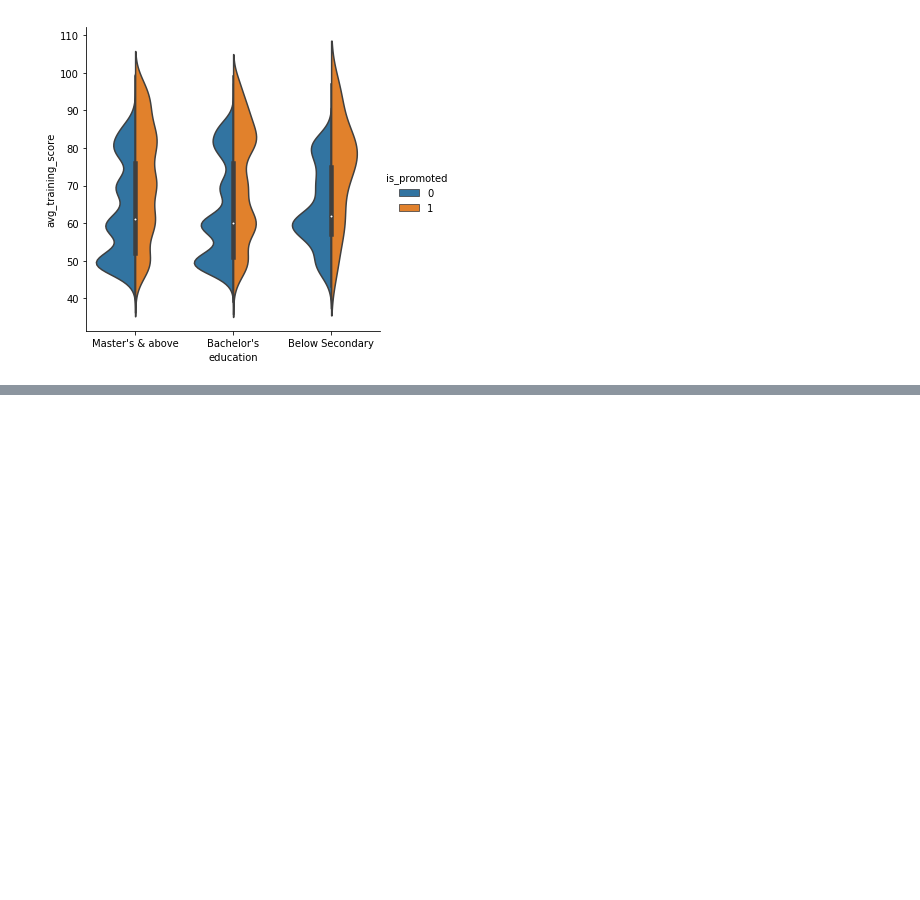
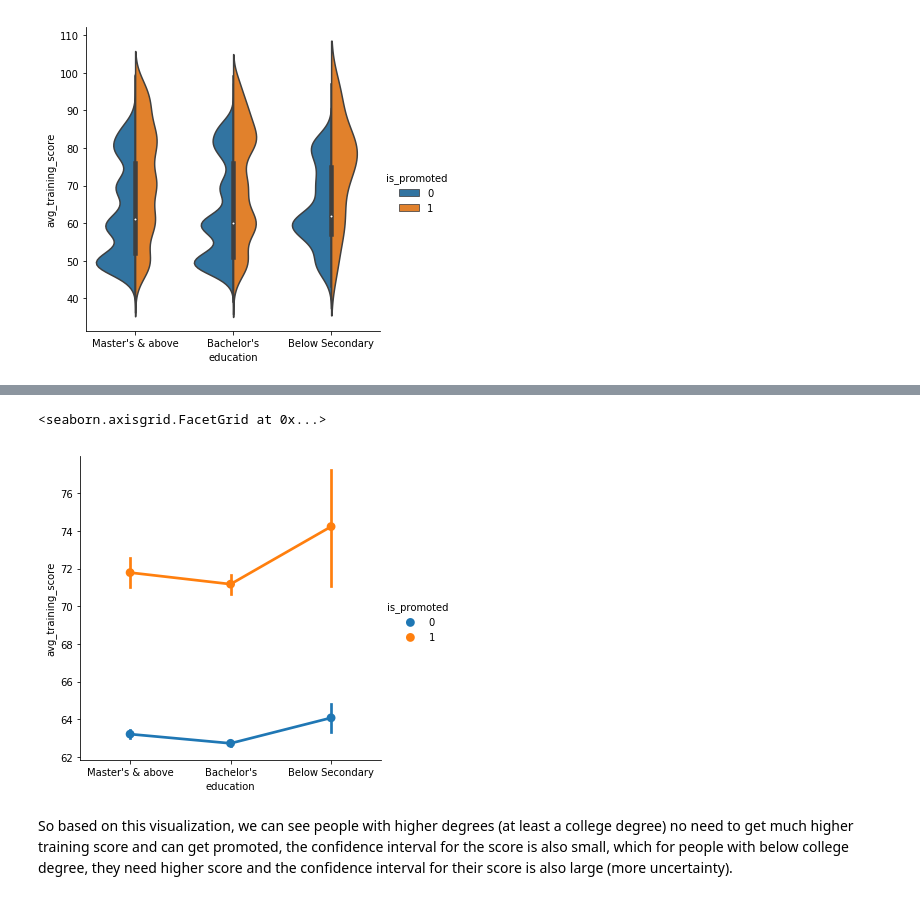
Before and after one commit to hanhanwu/Basic_But_Useful, a Jupyter notebook: visualization_seaborn.ipynb, the cells around one changed output, grey strips where cells are left out. Cells and saved outputs as stored; diff of their text form; code cells hidden in the pictures; blank space fills up the shorter version.

```diff
--- a/visualization_seaborn.ipynb
+++ b/visualization_seaborn.ipynb
@@ -147,0 +158,7 @@ sns.catplot(x="education", y="avg_training_score", hue = "is_promoted", kind = "
+# %%
+sns.catplot(x="education", y="avg_training_score", hue = "is_promoted", kind = "point", data=df1)
+# %% [output]
+<seaborn.axisgrid.FacetGrid at 0x...>
+[figure, added]
+# %% [markdown]
+So based on this visualization, we can see people with higher degrees (at least a college degree) no need to get much higher training score and can get promoted, the confidence interval for the score is also small, which for people with below college degree, they need higher score and the confidence interval for their score is also large (more uncertainty).
```
Also changed, not shown: parts of 3 cells of this notebook.
